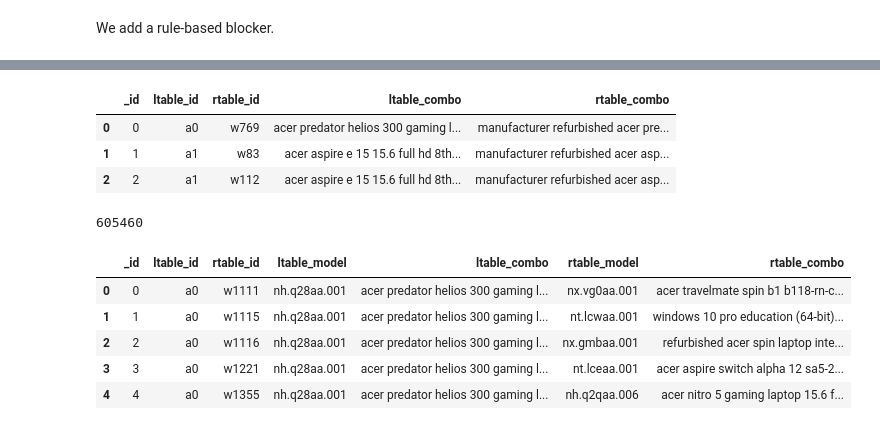
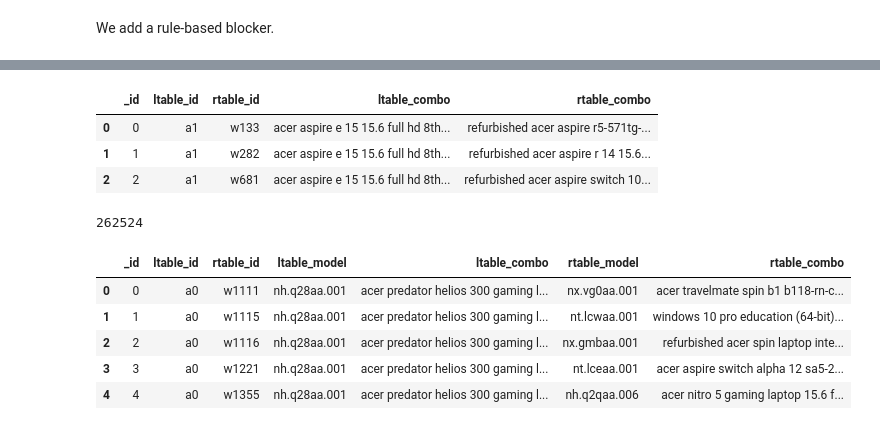
Before and after one commit to dliangsta/CS839-project, a Jupyter notebook: stage-3/notebook.ipynb, the cells around one changed output, grey strips where cells are left out. Cells and saved outputs as stored; diff of their text form; code cells hidden in the pictures.

```diff
--- a/stage-3/notebook.ipynb
+++ b/stage-3/notebook.ipynb
@@ -158,13 +158,14 @@ brands = ['gigabyte','lg', 'alienware', 'microsoft', 'huawei', 'rca', 'razer', '
           'hp', 'dell', 'lenovo', 'prostar', 'acer', 'samsung', 'apple', 'asus', 'panasonic', 'msi']
 models = ['transformer','precision','460','470','560','570','p50','p51','p70','p71','aero','sabre','miix','titan','gram','gl','aw', 'aspire', 'swift', 'spin', 'strix', 'raider', 'cambio', 'nitro', 'matebook', 'viking', 'probook', 'phantom', 'helios', 'triton', 'stream', 'blade', 'zenbook', 'zephyrus', 'flex', 'notebook', 'colorwheel', 'surface', 'chromebook',
           'vivobook', 'maximus', 'zenbook', 'flex', 'ativ', 'predator', 'x360', 'stealth', 'omen', 'xps', 'carbon', 'x1', 'yoga', 'envy', 'thinkpad', 'latitude', 'inspiron', 'elitebook', 'clevo', 'spectre', 'macbook', 'pavilion', 'ideapad', 'legion']
+sizes = ['12','13','15','17']
 
 def match_make_model(a, b):
     # if for all value sets, there is a value that is in both tuples, return false (keep tuple).
     # otherwise return true (drop tuple).
     a_combo = a['combo']
     b_combo = b['combo']
-    valuesets = [brands, models]
+    valuesets = [brands, models, sizes]
     i = 0
     n = len(valuesets)
     while i < n:
@@ -211,17 +212,16 @@ Total time elapsed: 00:03:41
 # %%
-C3 = C4
 C3.head(3)
 # %% [output]
 |  | _id | ltable_id | rtable_id | ltable_combo | rtable_combo |
-| 0 | 0 | a0 | w769 | acer predator helios 300 gaming l... | manufacturer refurbished acer pre... |
-| 1 | 1 | a1 | w83 | acer aspire e 15 15.6 full hd 8th... | manufacturer refurbished acer asp... |
-| 2 | 2 | a1 | w112 | acer aspire e 15 15.6 full hd 8th... | manufacturer refurbished acer asp... |
+| 0 | 0 | a1 | w133 | acer aspire e 15 15.6 full hd 8th... | refurbished acer aspire r5-571tg-... |
+| 1 | 1 | a1 | w282 | acer aspire e 15 15.6 full hd 8th... | refurbished acer aspire r 14 15.6... |
+| 2 | 2 | a1 | w681 | acer aspire e 15 15.6 full hd 8th... | refurbished acer aspire switch 10... |
 # %%
 # Combine blocker outputs
 C = em.combine_blocker_outputs_via_union([C1,C2,C3])
 len(C)
 # %% [output]
-605460
+262524
 # %%
 C.head()
 # %% [output]
```
Also changed, not shown: parts of 11 cells of this notebook, 2 other files.
